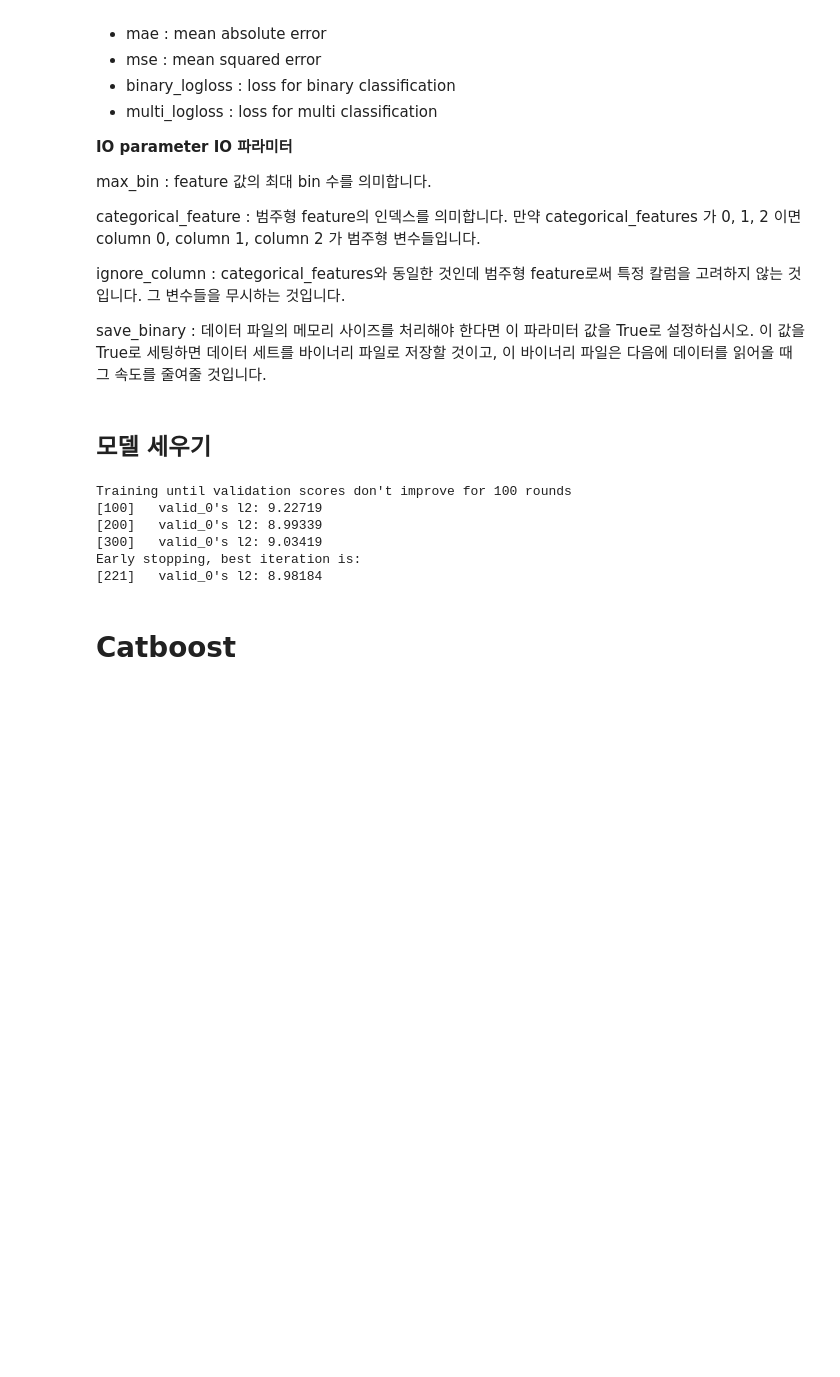
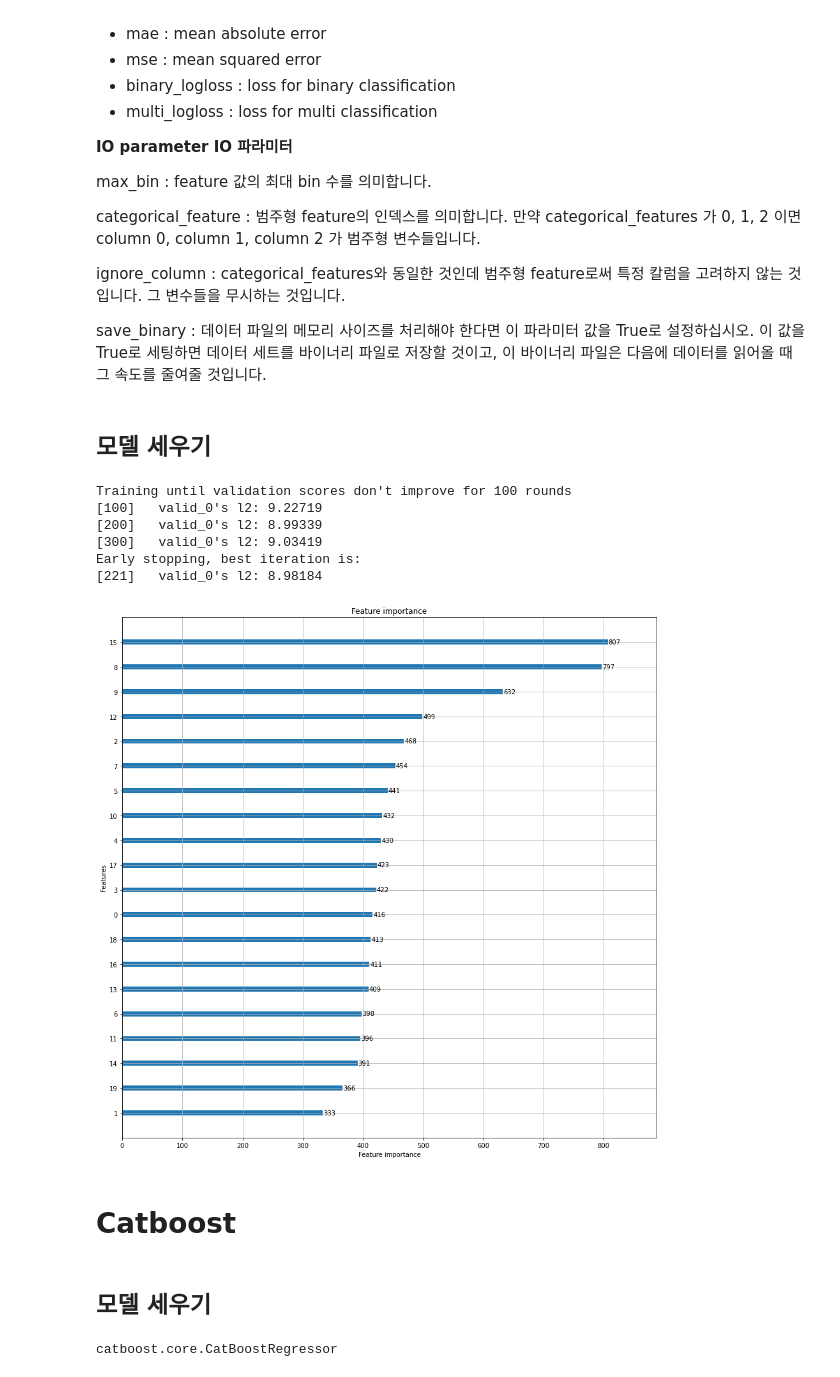
Before and after one commit to hana-dool/Data_Analysis, a Jupyter notebook: [Regression].ipynb, the cells around one changed output. Saved outputs shown, nothing was run; the diff lists cells and outputs as text; code cells hidden in the pictures; blank space fills up the shorter version.

```diff
--- a/[Regression].ipynb
+++ b/[Regression].ipynb
@@ -847,5 +847,12 @@ Training until validation scores don't improve for 100 rounds
 [300]   valid_0's l2: 9.03419
 Early stopping, best iteration is:
 [221]   valid_0's l2: 8.98184
+# %%
+ax = lgb.plot_importance(model, max_num_features=80, figsize=(15,15))
+plt.show()
+# %% [output]
+[figure, added]
 # %% [markdown]
 # Catboost
+# %% [markdown]
+## 모델 세우기
@@ -851,0 +864,4 @@ Early stopping, best iteration is:
+# %%
+CatBoostRegressor()
+# %% [output]
+catboost.core.CatBoostRegressor
```
Also changed, not shown: parts of 9 cells of this notebook, 13 other files.
